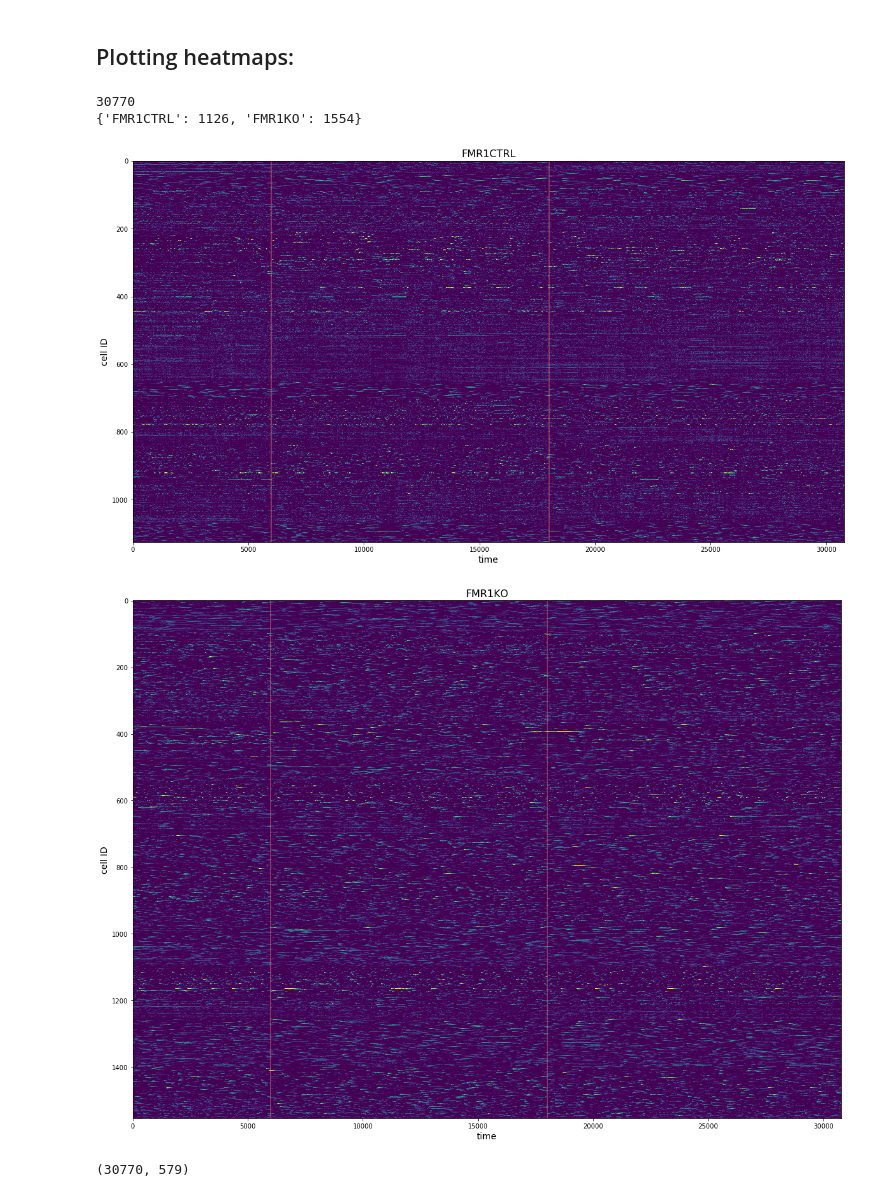
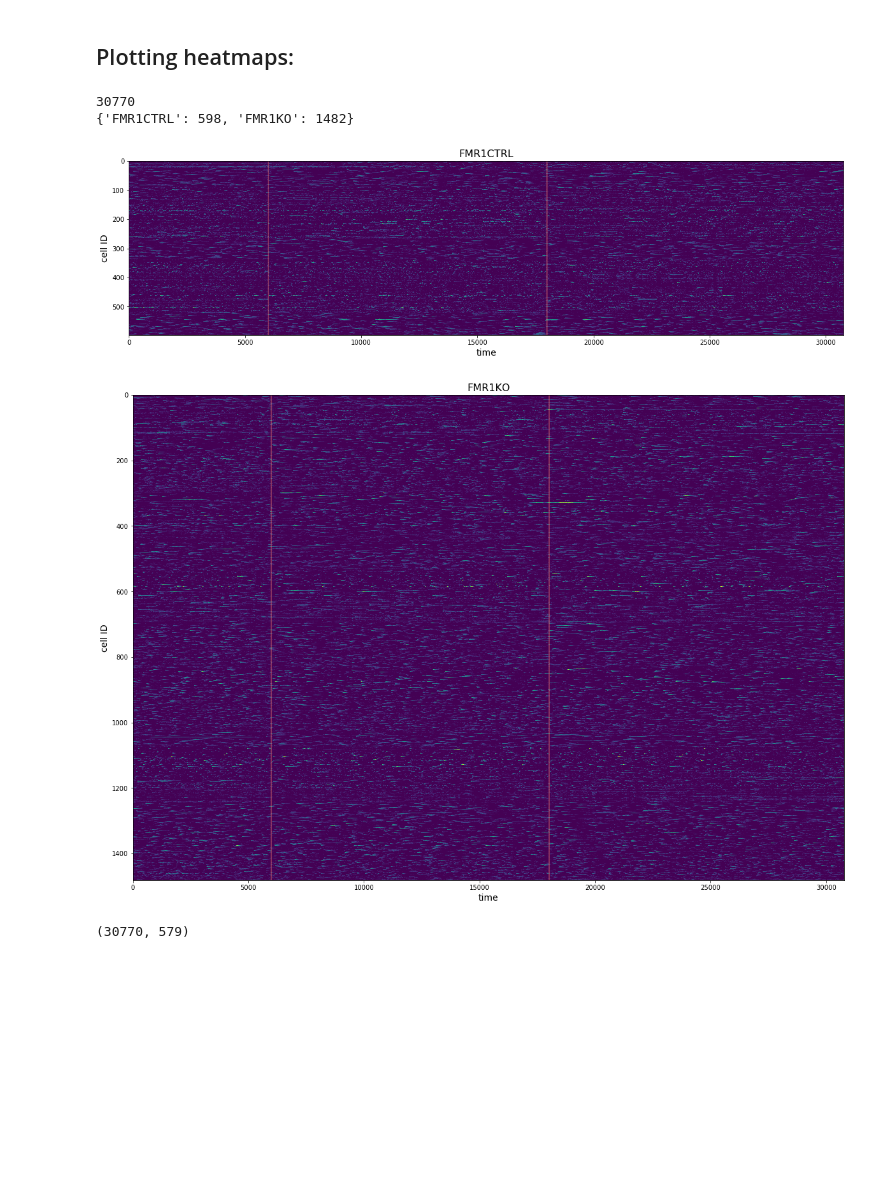
Before and after one commit to inscopix/astellas, a Jupyter notebook: astellas_social_analysis.ipynb, the cells around one changed output. Saved outputs shown, nothing was run; the diff lists cells and outputs as text; code cells hidden in the pictures; blank space fills up the shorter version.

```diff
--- a/astellas_social_analysis.ipynb
+++ b/astellas_social_analysis.ipynb
@@ -1239,7 +1243,7 @@ for plot_idx, cond in enumerate(stat_dict):
         event_rate_pop_vect = np.asarray(event_rate_pop_vect)
         ax[0].scatter((3*epoch_plot_idx) + ((1+plot_idx)), np.mean([np.nanmean(i) for i in event_rate_pop_vect]), s=1500, marker='_', color=cdict[cond], linewidth=4, alpha=1)
         ax[0].set_ylabel('events / second', fontsize=14)
-        ax[0].set_ylim(0,.05)
+        ax[0].set_ylim(0,.25)
 
 
     # weighted event rate:
@@ -1253,7 +1257,7 @@ for plot_idx, cond in enumerate(stat_dict):
         ax[1].scatter((3*epoch_plot_idx) + ((1+plot_idx)), np.mean([np.nanmean(i) for i in event_rate_pop_vect]), s=1500, marker='_', color=cdict[cond], linewidth=4, alpha=1)
         ax[1].set_ylabel('events / second', fontsize=14)
         ax[1].set_ylabel('weighted event rate', fontsize=14)
-        ax[1].set_ylim(0,10)
+        ax[1].set_ylim(0,20)
 
 for a in ax:
     twoaxis(a)
@@ -1286,7 +1290,7 @@ for plot_idx, cond in enumerate(stat_dict):
         event_rate_pop_vect = np.asarray(event_rate_pop_vect)
         ax[0].scatter((3*epoch_plot_idx) + ((1+plot_idx)), np.mean([np.nanmean(i) for i in event_rate_pop_vect]), s=1500, marker='_', color=cdict[cond], linewidth=4, alpha=1)
         ax[0].set_ylabel('events / second', fontsize=14)
-        ax[0].set_ylim(0,.05)
+        ax[0].set_ylim(0,.25)
 
 
     # weighted event rate:
@@ -1300,7 +1304,7 @@ for plot_idx, cond in enumerate(stat_dict):
         ax[1].scatter((3*epoch_plot_idx) + ((1+plot_idx)), np.mean([np.nanmean(i) for i in event_rate_pop_vect]), s=1500, marker='_', color=cdict[cond], linewidth=4, alpha=1)
         ax[1].set_ylabel('events / second', fontsize=14)
         ax[1].set_ylabel('weighted event rate', fontsize=14)
-        ax[1].set_ylim(0,10)
+        ax[1].set_ylim(0,20)
 
 for a in ax:
     twoaxis(a)
@@ -1333,7 +1337,7 @@ for plot_idx, cond in enumerate(stat_dict):
         event_rate_pop_vect = np.asarray(event_rate_pop_vect)
         ax[0].scatter((3*epoch_plot_idx) + ((1+plot_idx)), np.mean([np.nanmean(i) for i in event_rate_pop_vect]), s=1500, marker='_', color=cdict[cond], linewidth=4, alpha=1)
         ax[0].set_ylabel('events / second', fontsize=14)
-        ax[0].set_ylim(0,.05)
+        ax[0].set_ylim(0,.25)
 
 
     # weighted event rate:
@@ -1347,7 +1351,7 @@ for plot_idx, cond in enumerate(stat_dict):
         ax[1].scatter((3*epoch_plot_idx) + ((1+plot_idx)), np.mean([np.nanmean(i) for i in event_rate_pop_vect]), s=1500, marker='_', color=cdict[cond], linewidth=4, alpha=1)
         ax[1].set_ylabel('events / second', fontsize=14)
         ax[1].set_ylabel('weighted event rate', fontsize=14)
-        ax[1].set_ylim(0,10)
+        ax[1].set_ylim(0,20)
 
 for a in ax:
     twoaxis(a)
@@ -1383,7 +1387,7 @@ for the_cond in conditions:
     cellsets_cond = get_cellset_paths(df_cond) # collect paths to cellsets of interest
     for cellset_fn in cellsets_cond: # each cellset:
         print('\n\t',os.path.basename(cellset_fn))
-        [the_trace_mtx, _,_] = cellset_data_volumes(cellset_fn)
+        [the_trace_mtx, _,_] = cellset_data_volumes(cellset_fn, isx_ed_threshold = 3, autosort_snr = 5)
         #tvect = get_cellset_timescale(cellset_fn)
         #the_cellset = isx.CellSet.read(cellset_fn)
         #fs = round(1/(the_cellset.timing.period.to_usecs()*1e-6),4)
@@ -1418,41 +1419,41 @@ for the_cond in conditions:
 ## Plotting heatmaps:
 # %%
 fs = 20
-z_range = (0, 7)
+z_range = (0, 10)
 
 minlen = np.inf
 num_cells = dict()
 
 # find minimum recording duration:
 for cond in stat_dict:
     #print('\n{}'.format(cond))
     num_cells[cond] = 0
     for the_mtx in stat_dict[cond]['trace_matrix']:
         minlen = min([minlen, len(the_mtx)])
         num_cells[cond] += np.shape(the_mtx)[1]
 
 print(minlen)
 print(num_cells)
 
 for cond in stat_dict:
     heatmap = np.zeros((minlen, num_cells[cond]))
     pickup = 0
     for the_mtx in stat_dict[cond]['trace_matrix']:
         heatmap[ :minlen , pickup:pickup + np.shape(the_mtx)[1] ] = the_mtx[:minlen,:]
         pickup += np.shape(the_mtx)[1]
     f,ax = plt.subplots(1, 1, figsize = (20, int(num_cells[cond]*.01) ))
     ax.imshow(heatmap.transpose(), aspect='auto', vmin = z_range[0], vmax = z_range[1])
     ax.vlines( [epoch_times[0][1]*60*20 , epoch_times[1][1]*60*20], ymin = 0, ymax = num_cells[cond]-1, color='salmon', alpha=.5 )
     ax.set_title(cond, fontsize=16)
     ax.set_ylabel('cell ID', fontsize=14)
     ax.set_xlabel('time', fontsize=14)
 
 plt.show()
 # %% [output]
 30770
-{'FMR1CTRL': 1126, 'FMR1KO': 1554}
+{'FMR1CTRL': 598, 'FMR1KO': 1482}
-[figure, old version]
+[figure, new version]
-[figure, old version]
+[figure, new version]
 # %%
 print(heatmap.shape)
 # %% [output]
```
Also changed, not shown: parts of 8 cells of this notebook.
